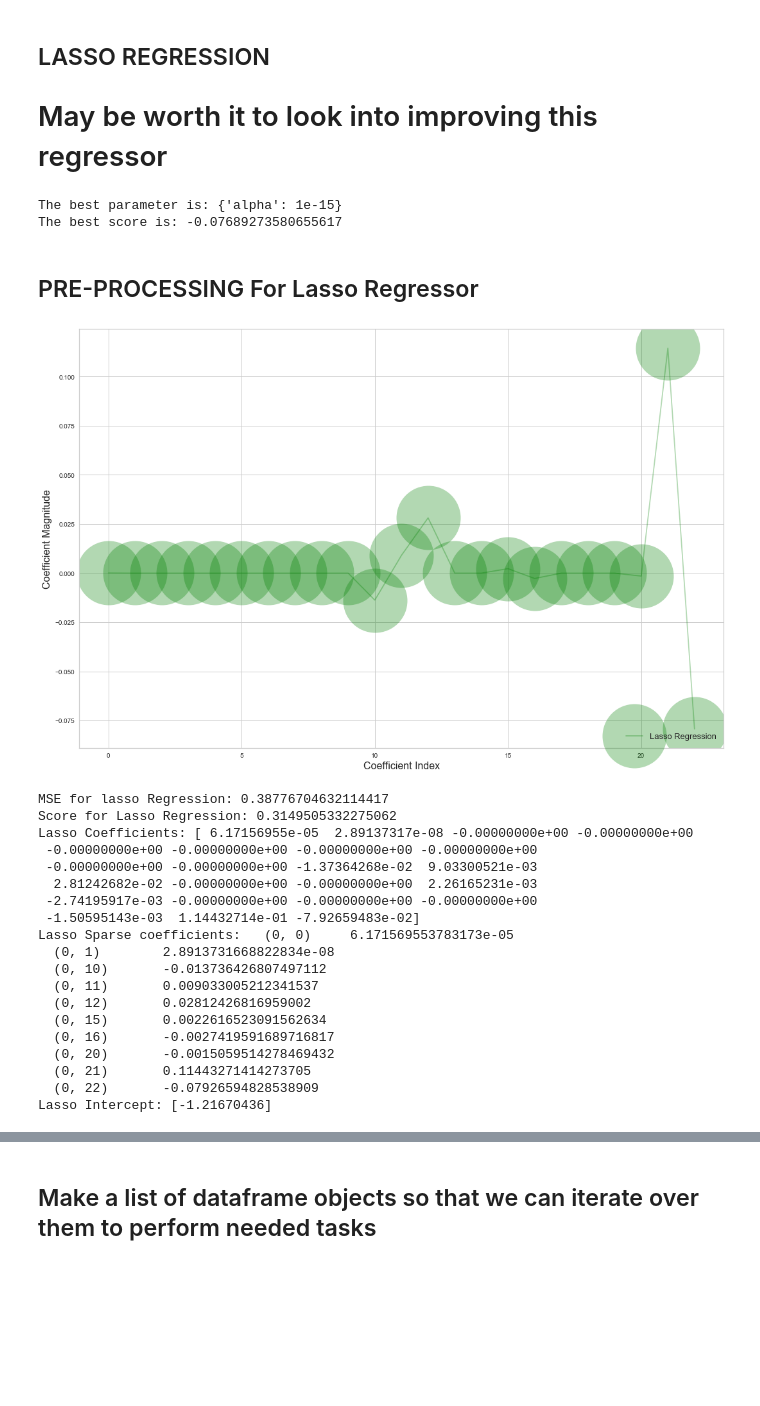
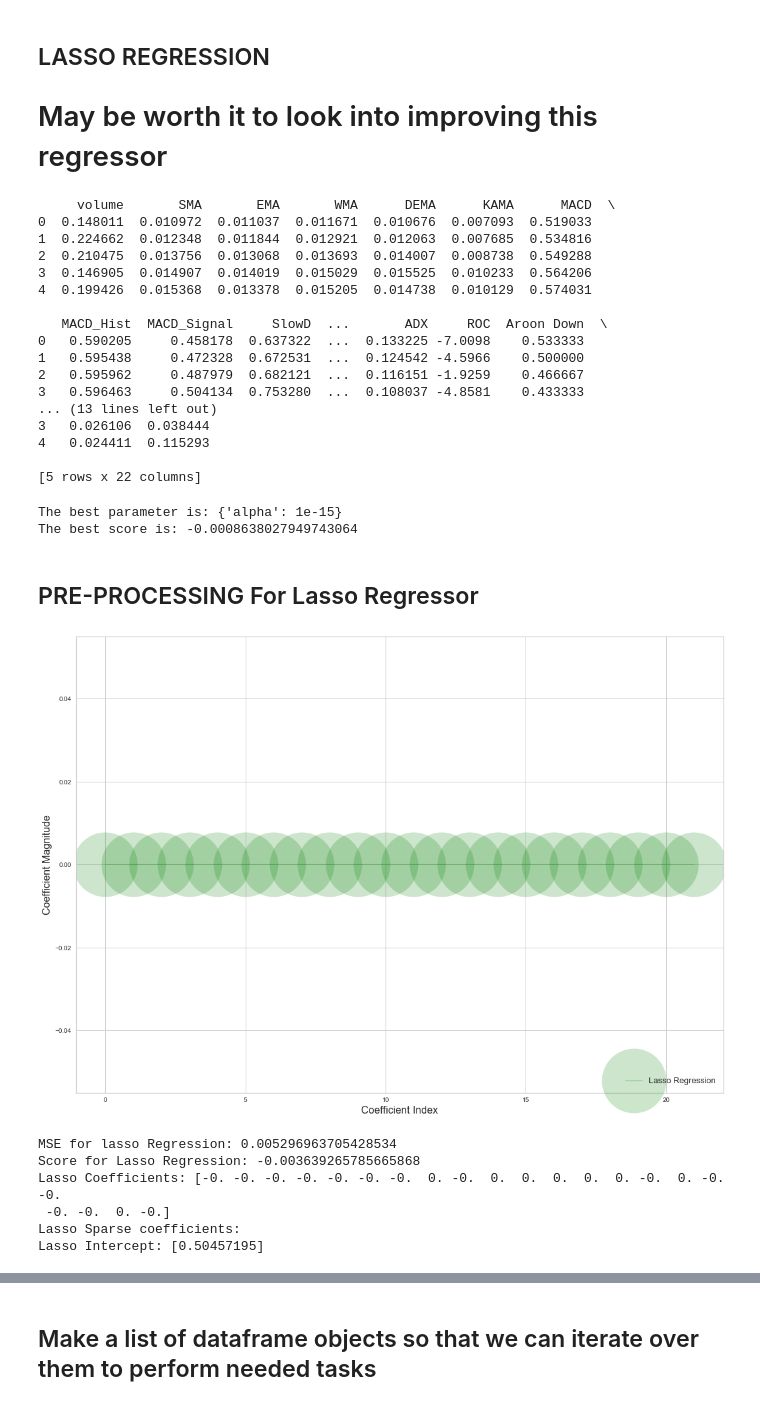
Before and after one commit to mjworthington/Online_ML_4803, a Jupyter notebook: NASDAQ_Predictor&NN.ipynb, the cells around one changed output, grey strips where cells are left out. Cells and saved outputs as stored; diff of their text form; code cells hidden in the pictures; blank space fills up the shorter version.

```diff
--- a/NASDAQ_Predictor&NN.ipynb
+++ b/NASDAQ_Predictor&NN.ipynb
@@ -53,7 +53,10 @@ from sklearn import linear_model
 from sklearn.pipeline import Pipeline
 from IPython.display import display
 import io
-plt.rcParams['figure.figsize'] = (18, 12)
+plt.rcParams['figure.figsize'] = (18, 13)
+# from __future__ import absolute_import
+# from __future__ import division
+# from __future__ import print_function
 # file='NASDAQ_FEATURES.csv'
 # %% [markdown]
 ## Setting up the dataframes for future use
@@ -172,12 +158,12 @@ Name: change, Length: 2518, dtype: int64
 
 Xs = data1.drop(['daily_diff','open','close','high','low'], axis=1)
 # Xs = data1.drop(['daily_diff','open','close'], axis=1)
-# print(Xs.head())
+print(Xs.head())
 
 
 y = data1['daily_diff'].values.reshape(-1,1)
 
-lasso = Lasso(alpha=.1,normalize=False)
+lasso = Lasso(alpha=.1,normalize=True)
 parameters = {'alpha': [1e-15, 1e-10, 1e-8, 1e-4, 1e-3,1e-2, 1, 5, 10, 20]}
 # Below are all the scoring methods for lasso regressors...I do think that we need to improve this part....But we can do it later.
 # ‘neg_mean_squared_log_error’
@@ -185,58 +171,62 @@ parameters = {'alpha': [1e-15, 1e-10, 1e-8, 1e-4, 1e-3,1e-2, 1, 5, 10, 20]}
 # r2
 # ‘explained_variance’
 
-lasso_regressor = GridSearchCV(lasso, parameters, scoring='neg_mean_squared_error', cv = 7)
+lasso_regressor = GridSearchCV(lasso, parameters, scoring='neg_mean_squared_error', cv = 5)
 
 lasso_regressor.fit(Xs, y)
 
 print("The best parameter is:", lasso_regressor.best_params_)
 print("The best score is:", lasso_regressor.best_score_)
 # %% [output]
-The best parameter is: {'alpha': 1e-15}
-The best score is: -0.07689273580655617
+     volume       SMA       EMA       WMA      DEMA      KAMA      MACD  \
+0  0.148011  0.010972  0.011037  0.011671  0.010676  0.007093  0.519033
+1  0.224662  0.012348  0.011844  0.012921  0.012063  0.007685  0.534816
+2  0.210475  0.013756  0.013068  0.013693  0.014007  0.008738  0.549288
+3  0.146905  0.014907  0.014019  0.015029  0.015525  0.010233  0.564206
+4  0.199426  0.015368  0.013378  0.015205  0.014738  0.010129  0.574031
+
+   MACD_Hist  MACD_Signal     SlowD  ...       ADX     ROC  Aroon Down  \
+0   0.590205     0.458178  0.637322  ...  0.133225 -7.0098    0.533333
+1   0.595438     0.472328  0.672531  ...  0.124542 -4.5966    0.500000
+2   0.595962     0.487979  0.682121  ...  0.116151 -1.9259    0.466667
+3   0.596463     0.504134  0.753280  ...  0.108037 -4.8581    0.433333
+... (13 lines left out)
+3   0.026106  0.038444
+4   0.024411  0.115293
+
+[5 rows x 22 columns]
+The best parameter is: {'alpha': 1e-15}
+The best score is: -0.0008638027949743064
 # %% [markdown]
 ## PRE-PROCESSING For Lasso Regressor
 # %%
 # Separate the train and test data 80/20
-X_train, X_test, y_train, y_test = train_test_split(Xs, y, test_size=0.009, random_state=10)
+X_train, X_test, y_train, y_test = train_test_split(Xs, y, test_size=0.18, random_state=10)
 #Implement LASSO REGRESSION
-lassoReg = Lasso(alpha=0.15, normalize=False)
+lassoReg = Lasso(alpha=0.4, normalize=False)
 lassoReg.fit(X_train,y_train)
 pred_cv = lassoReg.predict(X_test)
 # RETRIEVE MSE
-plt.plot(lassoReg.coef_,alpha=0.3,linestyle='-',marker='o',markersize=100,color='green',label='Lasso Regression')
+plt.plot(lassoReg.coef_,alpha=0.2,linestyle='-',marker='o',markersize=100,color='green',label='Lasso Regression')
 plt.xlabel('Coefficient Index',fontsize=16)
 plt.ylabel('Coefficient Magnitude',fontsize=16)
 plt.legend(fontsize=13,loc=4)
 plt.show()
 
 mse = np.mean((pred_cv - y_test)**2)
 print("MSE for lasso Regression:",mse)
 print("Score for Lasso Regression:",lassoReg.score(X_test,y_test))
 coeffs = lassoReg.coef_
 print("Lasso Coefficients:",coeffs)
 coeffs = lassoReg.sparse_coef_
 print("Lasso Sparse coefficients:",coeffs)
 coeffs = lassoReg.intercept_
 print("Lasso Intercept:",coeffs)
 # %% [output]
-[figure, old version]
+[figure, new version]
-MSE for lasso Regression: 0.38776704632114417
-Score for Lasso Regression: 0.3149505332275062
-Lasso Coefficients: [ 6.17156955e-05  2.89137317e-08 -0.00000000e+00 -0.00000000e+00
- -0.00000000e+00 -0.00000000e+00 -0.00000000e+00 -0.00000000e+00
- -0.00000000e+00 -0.00000000e+00 -1.37364268e-02  9.03300521e-03
-  2.81242682e-02 -0.00000000e+00 -0.00000000e+00  2.26165231e-03
- -2.74195917e-03 -0.00000000e+00 -0.00000000e+00 -0.00000000e+00
- -1.50595143e-03  1.14432714e-01 -7.92659483e-02]
-Lasso Sparse coefficients:   (0, 0)     6.171569553783173e-05
-  (0, 1)        2.8913731668822834e-08
-  (0, 10)       -0.013736426807497112
-  (0, 11)       0.009033005212341537
-  (0, 12)       0.02812426816959002
-  (0, 15)       0.0022616523091562634
-  (0, 16)       -0.0027419591689716817
-  (0, 20)       -0.0015059514278469432
-  (0, 21)       0.11443271414273705
-  (0, 22)       -0.07926594828538909
-Lasso Intercept: [-1.21670436]
+MSE for lasso Regression: 0.005296963705428534
+Score for Lasso Regression: -0.003639265785665868
+Lasso Coefficients: [-0. -0. -0. -0. -0. -0. -0.  0. -0.  0.  0.  0.  0.  0. -0.  0. -0. -0.
+ -0. -0.  0. -0.]
+Lasso Sparse coefficients:
+Lasso Intercept: [0.50457195]
```
Also changed, not shown: parts of 62 cells of this notebook.
